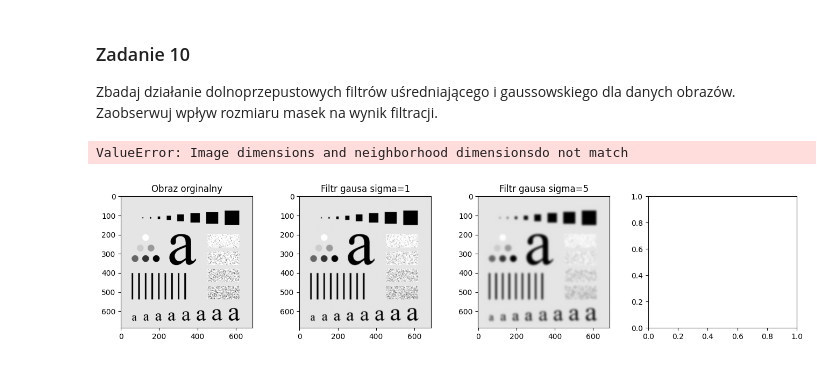
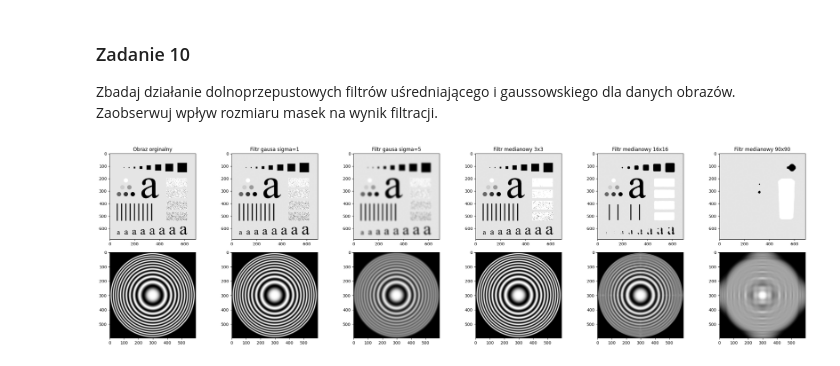
Before and after one commit to krysx7003/CPSO, a Jupyter notebook: Lab2/Cw10.ipynb, the cells around one changed output. Cells and saved outputs as stored; diff of their text form; code cells hidden in the pictures.

```diff
--- a/Lab2/Cw10.ipynb
+++ b/Lab2/Cw10.ipynb
@@ -14,62 +16,66 @@ img_b = cv2.imread("src/zoneplate.tif")
 # %%
 plt.figure(figsize=(25,7))
 plt.subplot(2,6,1)
-plt.imshow(img_a)
+plt.imshow(img_a, cmap='gray')
 processing = img_a
+processing = rgb2gray(processing)
+processing = img_as_ubyte(processing)
 plt.title("Obraz orginalny")
 
 plt.subplot(2,6,2)
 gaus_b = flt.gaussian(processing,sigma=1)
-plt.imshow(gaus_b)
+plt.imshow(gaus_b, cmap='gray')
 plt.title("Filtr gausa sigma=1")
 
 plt.subplot(2,6,3)
 gaus_b = flt.gaussian(processing,sigma=5)
-plt.imshow(gaus_b)
+plt.imshow(gaus_b, cmap='gray')
 plt.title("Filtr gausa sigma=5")
 
 plt.subplot(2,6,4)
 medi_img = rank.median(processing,morph.footprint_rectangle((3,3)))
-plt.imshow(medi_img)
+plt.imshow(medi_img, cmap='gray')
 plt.title("Filtr medianowy 3x3")
 
 plt.subplot(2,6,5)
 medi_img = rank.median(processing,morph.footprint_rectangle((16,16)))
-plt.imshow(medi_img)
+plt.imshow(medi_img, cmap='gray')
 plt.title("Filtr medianowy 16x16")
 
 plt.subplot(2,6,6)
 medi_img = rank.median(processing,morph.footprint_rectangle((90,90)))
-plt.imshow(medi_img)
+plt.imshow(medi_img, cmap='gray')
 plt.title("Filtr medianowy 90x90")
 
 
 plt.subplot(2,6,7)
-plt.imshow(img_b)
+plt.imshow(img_b, cmap='gray')
 processing = img_b
+
+processing = rgb2gray(processing)
+processing = img_as_ubyte(processing)
 
 plt.subplot(2,6,8)
 gaus_b = flt.gaussian(processing,sigma=1)
-plt.imshow(gaus_b)
+plt.imshow(gaus_b, cmap='gray')
 
 plt.subplot(2,6,9)
 gaus_b = flt.gaussian(processing,sigma=5)
-plt.imshow(gaus_b)
+plt.imshow(gaus_b, cmap='gray')
 
 plt.subplot(2,6,10)
 medi_img = rank.median(processing,morph.footprint_rectangle((3,3)))
-plt.imshow(medi_img)
+plt.imshow(medi_img, cmap='gray')
 
 plt.subplot(2,6,11)
 medi_img = rank.median(processing,morph.footprint_rectangle((16,16)))
-plt.imshow(medi_img)
+plt.imshow(medi_img, cmap='gray')
 
 plt.subplot(2,6,12)
 medi_img = rank.median(processing,morph.footprint_rectangle((90,90)))
-plt.imshow(medi_img)
+plt.imshow(medi_img, cmap='gray')
 
 plt.tight_layout()
 plt.show()
 # %% [output]
-ValueError: Image dimensions and neighborhood dimensionsdo not match
-[figure, old version]
+[figure, new version]
```
Also changed, not shown: parts of 1 cell of this notebook, 27 other files.
